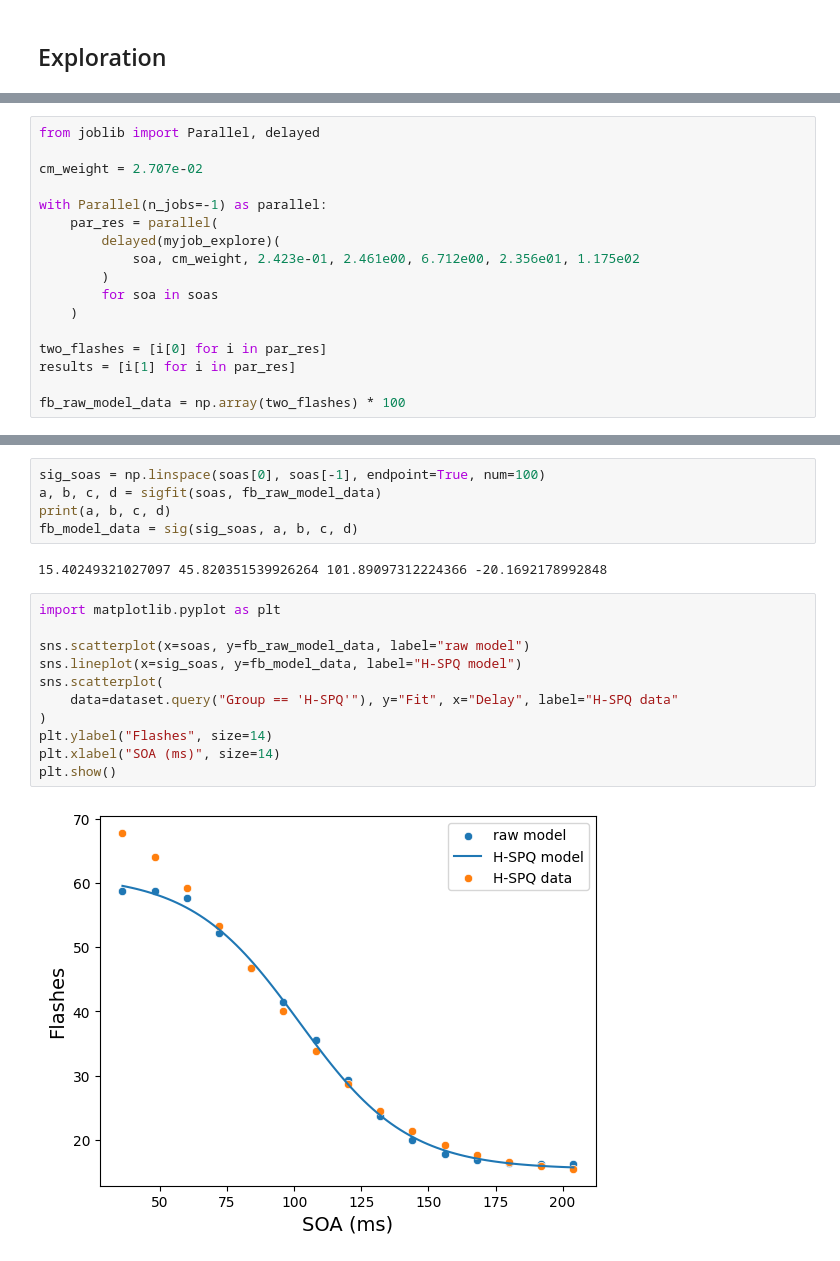
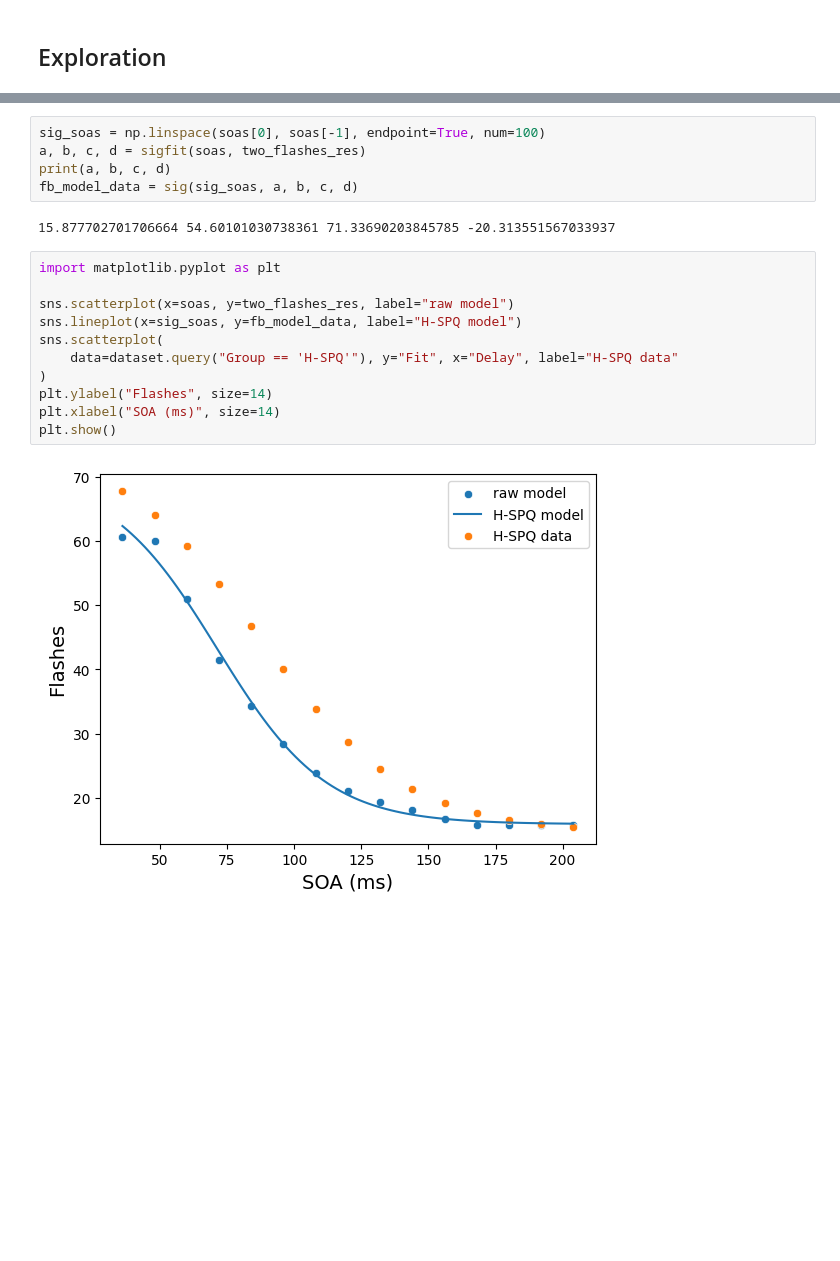
Before and after one commit to renatoparedes/SCZ_DFI_Model, a Jupyter notebook: HSPQ_Fitting_CM.ipynb, the cells around one changed output, grey strips where cells are left out. Cells and saved outputs as stored; diff of their text form; blank space fills up the shorter version.

Commit message:
new baseline model

```diff
--- a/HSPQ_Fitting_CM.ipynb
+++ b/HSPQ_Fitting_CM.ipynb
@@ -181,17 +151,0 @@ def myjob_explore(soa, cm_weight, fb_weight, ff_weight, a_tau, v_tau, m_tau):
-# %%
-from joblib import Parallel, delayed
-
-cm_weight = 2.707e-02
-
-with Parallel(n_jobs=-1) as parallel:
-    par_res = parallel(
-        delayed(myjob_explore)(
-            soa, cm_weight, 2.423e-01, 2.461e00, 6.712e00, 2.356e01, 1.175e02
-        )
-        for soa in soas
-    )
-
-two_flashes = [i[0] for i in par_res]
-results = [i[1] for i in par_res]
-
-fb_raw_model_data = np.array(two_flashes) * 100
@@ -198,20 +195,20 @@ fb_raw_model_data = np.array(two_flashes) * 100
 # %%
 sig_soas = np.linspace(soas[0], soas[-1], endpoint=True, num=100)
-a, b, c, d = sigfit(soas, fb_raw_model_data)
+a, b, c, d = sigfit(soas, two_flashes_res)
 print(a, b, c, d)
 fb_model_data = sig(sig_soas, a, b, c, d)
 # %% [output]
-15.40249321027097 45.820351539926264 101.89097312224366 -20.1692178992848
+15.877702701706664 54.60101030738361 71.33690203845785 -20.313551567033937
 # %%
 import matplotlib.pyplot as plt
 
-sns.scatterplot(x=soas, y=fb_raw_model_data, label="raw model")
+sns.scatterplot(x=soas, y=two_flashes_res, label="raw model")
 sns.lineplot(x=sig_soas, y=fb_model_data, label="H-SPQ model")
 sns.scatterplot(
     data=dataset.query("Group == 'H-SPQ'"), y="Fit", x="Delay", label="H-SPQ data"
 )
 plt.ylabel("Flashes", size=14)
 plt.xlabel("SOA (ms)", size=14)
 plt.show()
 # %% [output]
-[figure, old version]
+[figure, new version]
```
Also changed, not shown: parts of 7 cells of this notebook, 5 other files.
